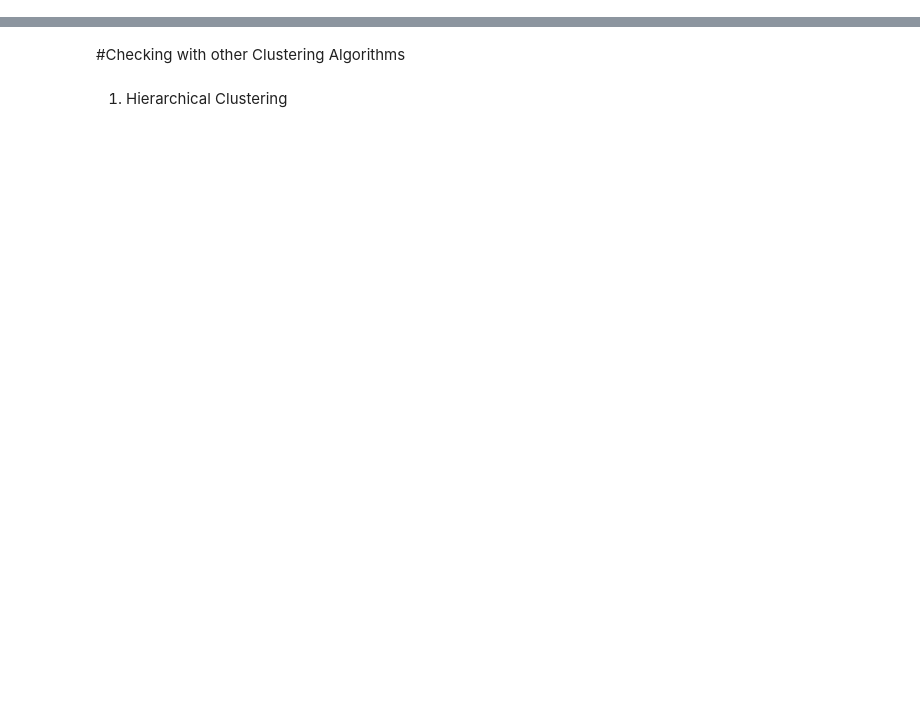
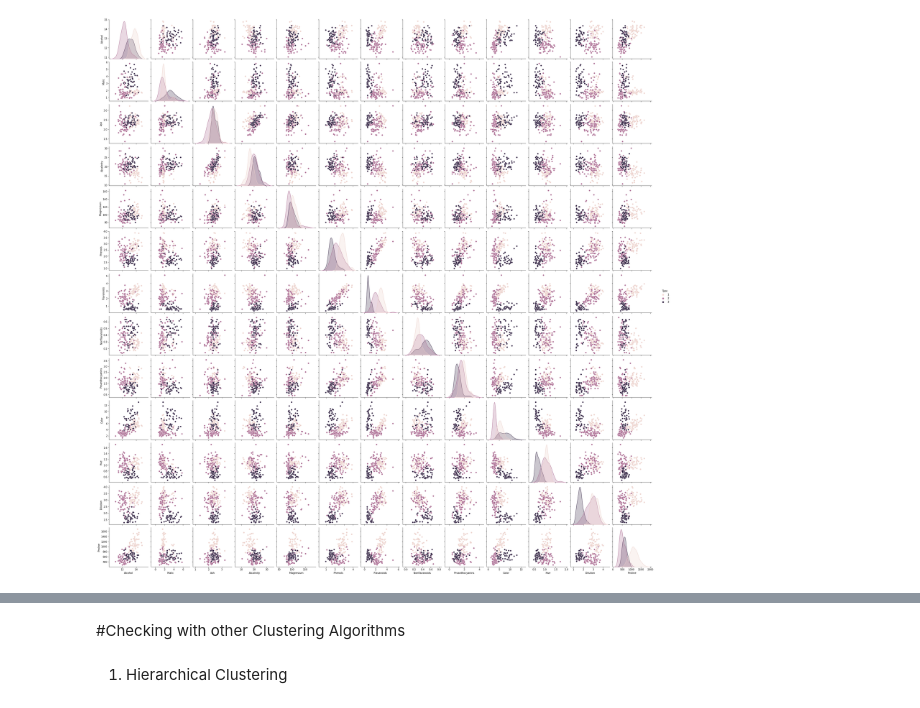
Before and after one commit to revati2013/Assignment08_PCA, a Jupyter notebook: Assign08_PCA.ipynb, the cells around one changed output, grey strips where cells are left out. Saved outputs shown, nothing was run; the diff lists cells and outputs as text; code cells hidden in the pictures; blank space fills up the shorter version.

```diff
--- a/Assign08_PCA.ipynb
+++ b/Assign08_PCA.ipynb
@@ -15,3 +84,8 @@ data['Type'].value_counts()
+# %%
+sns.pairplot(data,hue='Type')
+plt.show()
+# %% [output]
+[figure, added]
 # %%
 wine=data.iloc[:,1:]
 wine
```
Also changed, not shown: parts of 30 cells of this notebook.
